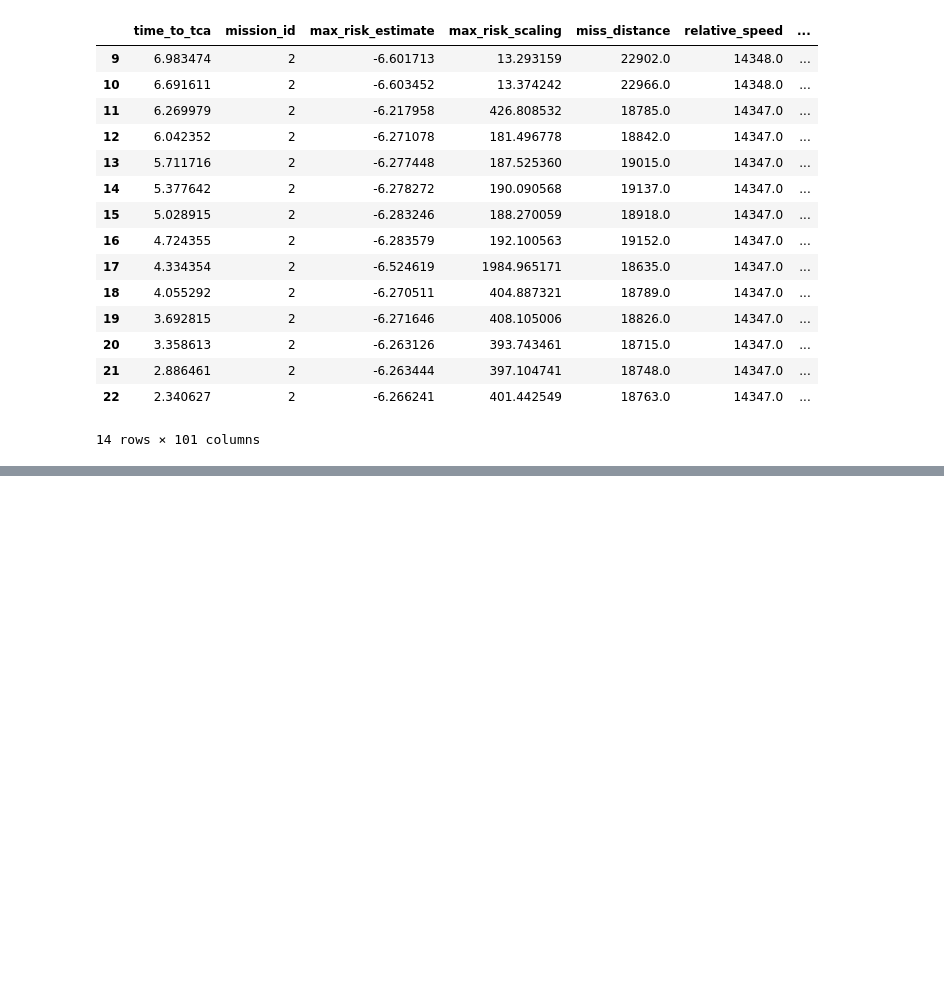
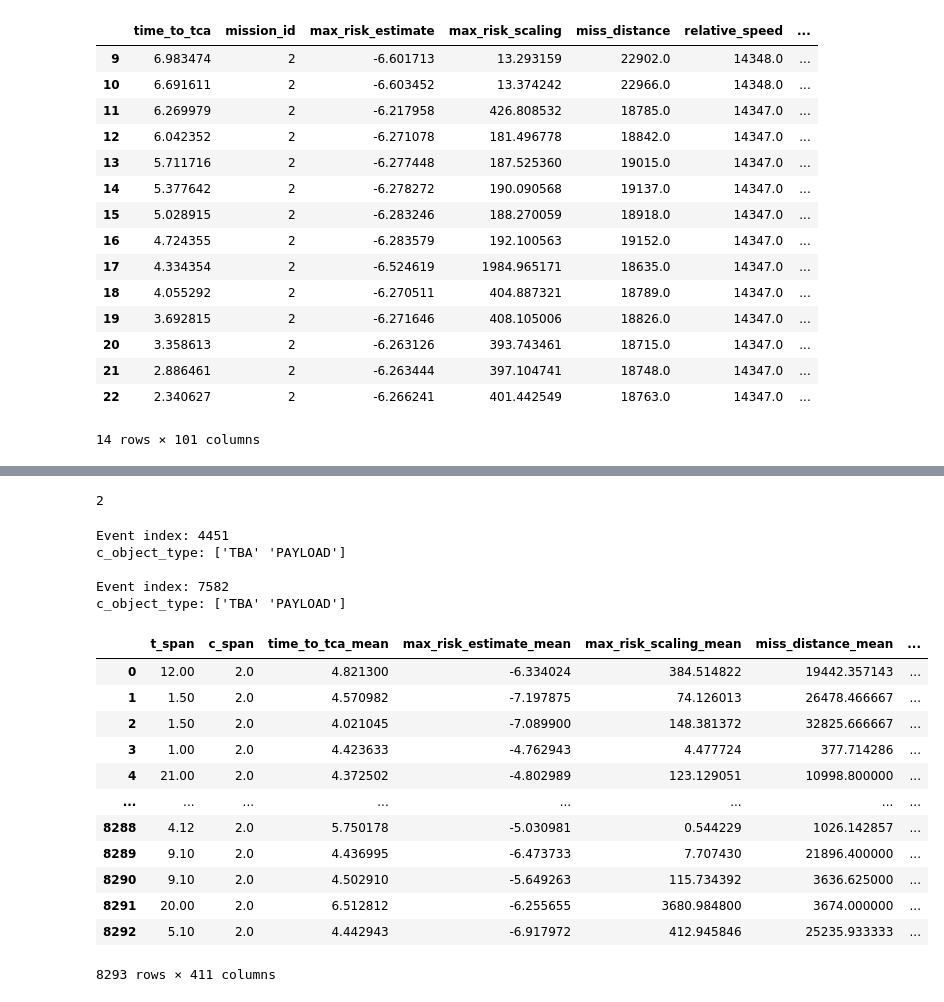
Before and after one commit to kevintannum/FYS-STK3155--Project3--UiO, a Jupyter notebook: code/read_data.ipynb, the cells around one changed output, grey strips where cells are left out. Saved outputs shown, nothing was run; the diff lists cells and outputs as text; code cells hidden in the pictures; blank space fills up the shorter version.

```diff
--- a/code/read_data.ipynb
+++ b/code/read_data.ipynb
@@ -69,0 +77,23 @@ Should we add a column for amount of CDMs in an event?
+# %%
+count = sum(
+    any(event.select_dtypes(exclude="number").nunique() > 1) for event in X_events
+)
+
+print(count) # Only two, so object_type will count as constant as the amount is negligeble
+# %% [output]
+2
+# %%
+for i, event in enumerate(X_events):
+    cat = event.select_dtypes(exclude="number")
+    changed = cat.columns[cat.nunique() > 1]
+
+    if len(changed) > 0:
+        print(f"\nEvent index: {i}")
+        for col in changed:
+            print(f"{col}: {cat[col].unique()}")
+# %% [output]
+Event index: 4451
+c_object_type: ['TBA' 'PAYLOAD']
+
+Event index: 7582
+c_object_type: ['TBA' 'PAYLOAD']
@@ -69,0 +147,18 @@ Should we add a column for amount of CDMs in an event?
+# %%
+X_agg = aggregate(X_events)
+# %%
+X_agg
+# %% [output]
+|  | t_span | c_span | time_to_tca_mean | max_risk_estimate_mean | max_risk_scaling_mean | miss_distance_mean | ... |
+| 0 | 12.00 | 2.0 | 4.821300 | -6.334024 | 384.514822 | 19442.357143 | ... |
+| 1 | 1.50 | 2.0 | 4.570982 | -7.197875 | 74.126013 | 26478.466667 | ... |
+| 2 | 1.50 | 2.0 | 4.021045 | -7.089900 | 148.381372 | 32825.666667 | ... |
+| 3 | 1.00 | 2.0 | 4.423633 | -4.762943 | 4.477724 | 377.714286 | ... |
+| 4 | 21.00 | 2.0 | 4.372502 | -4.802989 | 123.129051 | 10998.800000 | ... |
+| ... | ... | ... | ... | ... | ... | ... | ... |
+| 8288 | 4.12 | 2.0 | 5.750178 | -5.030981 | 0.544229 | 1026.142857 | ... |
+| 8289 | 9.10 | 2.0 | 4.436995 | -6.473733 | 7.707430 | 21896.400000 | ... |
+| 8290 | 9.10 | 2.0 | 4.502910 | -5.649263 | 115.734392 | 3636.625000 | ... |
+| 8291 | 20.00 | 2.0 | 6.512812 | -6.255655 | 3680.984800 | 3674.000000 | ... |
+| 8292 | 5.10 | 2.0 | 4.442943 | -6.917972 | 412.945846 | 25235.933333 | ... |
+8293 rows × 411 columns
```
Also changed, not shown: parts of 6 cells of this notebook, 1 other file.
